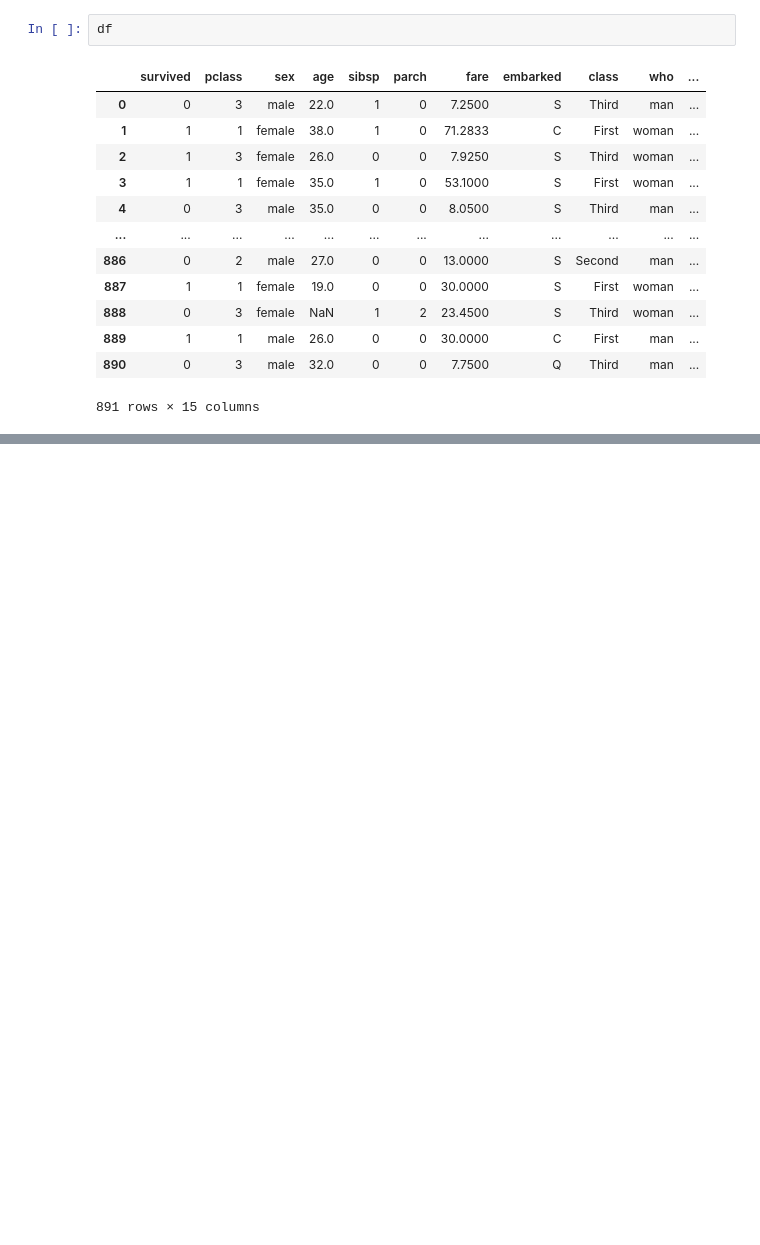
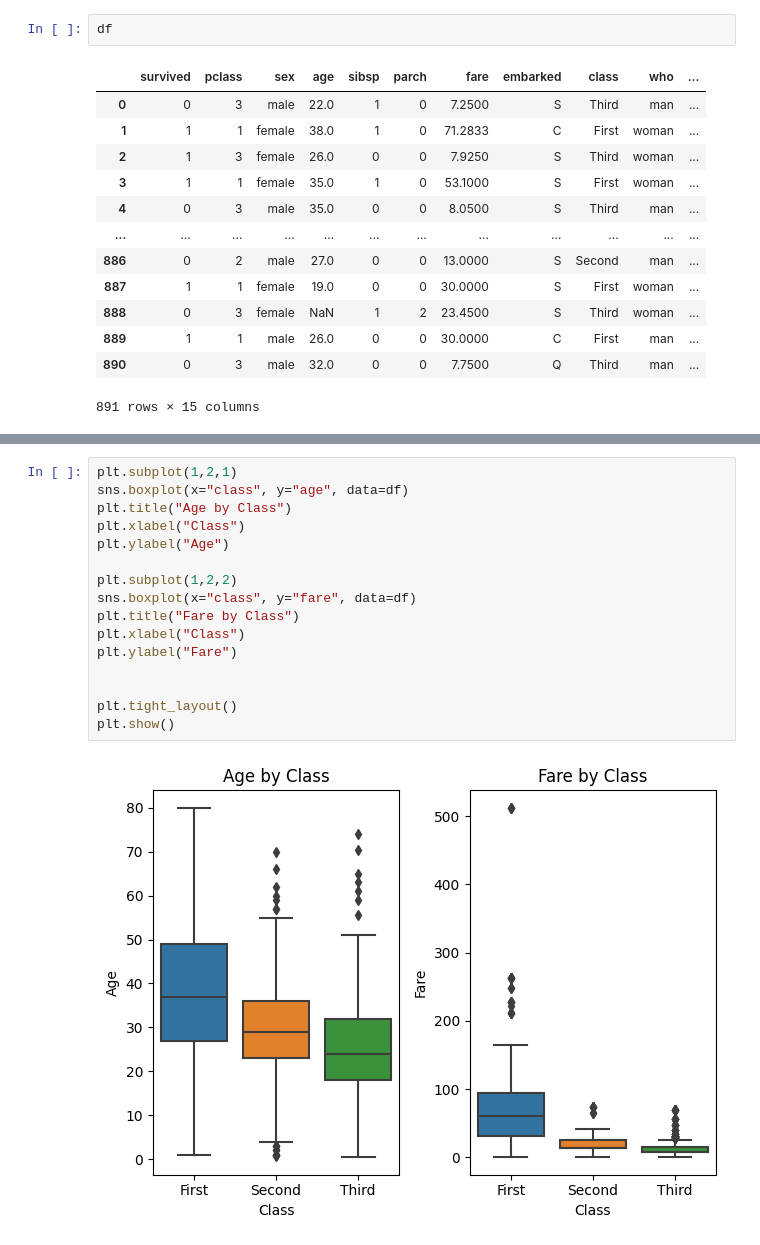
Before and after one commit to hasanhazirbulan/Titanic-Kaggle, a Jupyter notebook: titanic-seaborn.ipynb, the cells around one changed output, grey strips where cells are left out. Saved outputs shown, nothing was run; the diff lists cells and outputs as text; blank space fills up the shorter version.

Commit message:
Kaggle Notebook | titanic seaborn | age by class fare by class

```diff
--- a/titanic-seaborn.ipynb
+++ b/titanic-seaborn.ipynb
@@ -31,0 +41,18 @@ df
+# %%
+plt.subplot(1,2,1)
+sns.boxplot(x="class", y="age", data=df)
+plt.title("Age by Class")
+plt.xlabel("Class")
+plt.ylabel("Age")
+
+plt.subplot(1,2,2)
+sns.boxplot(x="class", y="fare", data=df)
+plt.title("Fare by Class")
+plt.xlabel("Class")
+plt.ylabel("Fare")
+
+
+plt.tight_layout()
+plt.show()
+# %% [output]
+[figure, added]
```
Also changed, not shown: parts of 1 cell of this notebook.
